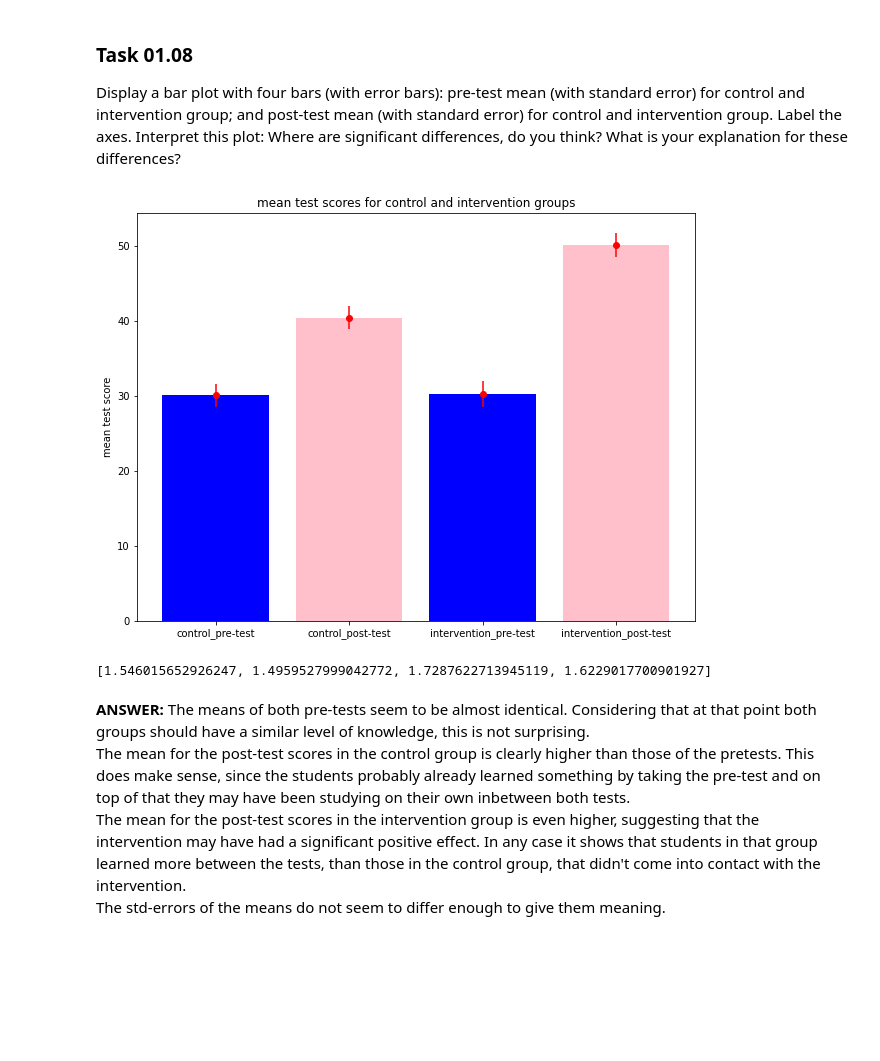
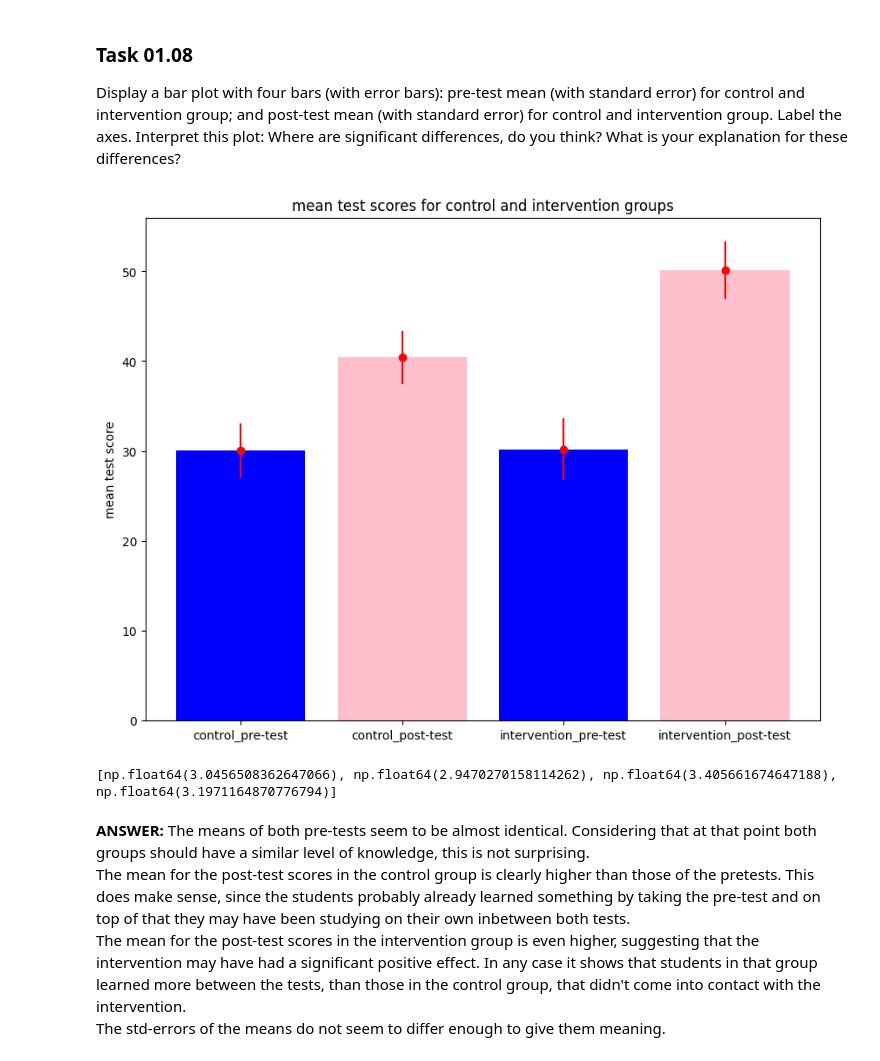
Before and after one commit to ChonsShadow/datamining_24-25, a Jupyter notebook: sheet01/sheet01.ipynb, the cells around one changed output. Cells and saved outputs as stored; diff of their text form; code cells hidden in the pictures; blank space fills up the shorter version.

Commit message:
Quick fixes after comparing to another group. Cleanup

```diff
--- a/sheet01/sheet01.ipynb
+++ b/sheet01/sheet01.ipynb
@@ -323,30 +325,30 @@ This makes intuitive sense, as somebody who scored higher in the pre-test is mor
 Display a bar plot with four bars (with error bars): pre-test mean (with standard error) for control and intervention group; and post-test mean (with standard error) for control and intervention group. Label the axes. Interpret this plot: Where are significant differences, do you think? What is your explanation for these differences?
 # %%
 # sem calculates standard error of the mean
-control_pre_error = scipy.stats.sem(control_group[:,2])
-control_post_error = scipy.stats.sem(control_group[:,3])
-intervention_pre_error = scipy.stats.sem(intervention_group[:,2])
-intervention_post_error = scipy.stats.sem(intervention_group[:,3])
+control_pre_error = scipy.stats.sem(control_group[:,2]) * 1.97 # 95% confidence
+control_post_error = scipy.stats.sem(control_group[:,3]) * 1.97
+intervention_pre_error = scipy.stats.sem(intervention_group[:,2]) * 1.97
+intervention_post_error = scipy.stats.sem(intervention_group[:,3]) * 1.97
 
 errors = [control_pre_error, control_post_error, intervention_pre_error, intervention_post_error]
 means = [control_pre_mean, control_post_mean, intervention_pre_mean, intervention_post_mean]
 lables = ["control_pre-test", "control_post-test", "intervention_pre-test", "intervention_post-test"]
 # blue for pre-tests, pink for post-tests
 colors = ["blue", "pink", "blue", "pink"]
 
 
 fig = plt.figure(figsize=(10,7.5))
 ax1 = fig.add_subplot(111)
 ax1.bar(lables, means, color=colors)
 ax1.set_ylabel('mean test score')
 ax1.set_title('mean test scores for control and intervention groups')
 ax1.errorbar(lables, means, errors, fmt='o', color="red")
 plt.show()
 
 print(errors)
 # %% [output]
-[figure, old version]
+[figure, new version]
-[1.546015652926247, 1.4959527999042772, 1.7287622713945119, 1.6229017700901927]
+[np.float64(3.0456508362647066), np.float64(2.9470270158114262), np.float64(3.405661674647188), np.float64(3.1971164870776794)]
 # %% [markdown]
 **ANSWER:**
 The means of both pre-tests seem to be almost identical. Considering that at that point both groups should have a similar level of knowledge, this is not surprising.<br>
```
Also changed, not shown: parts of 6 cells of this notebook.
